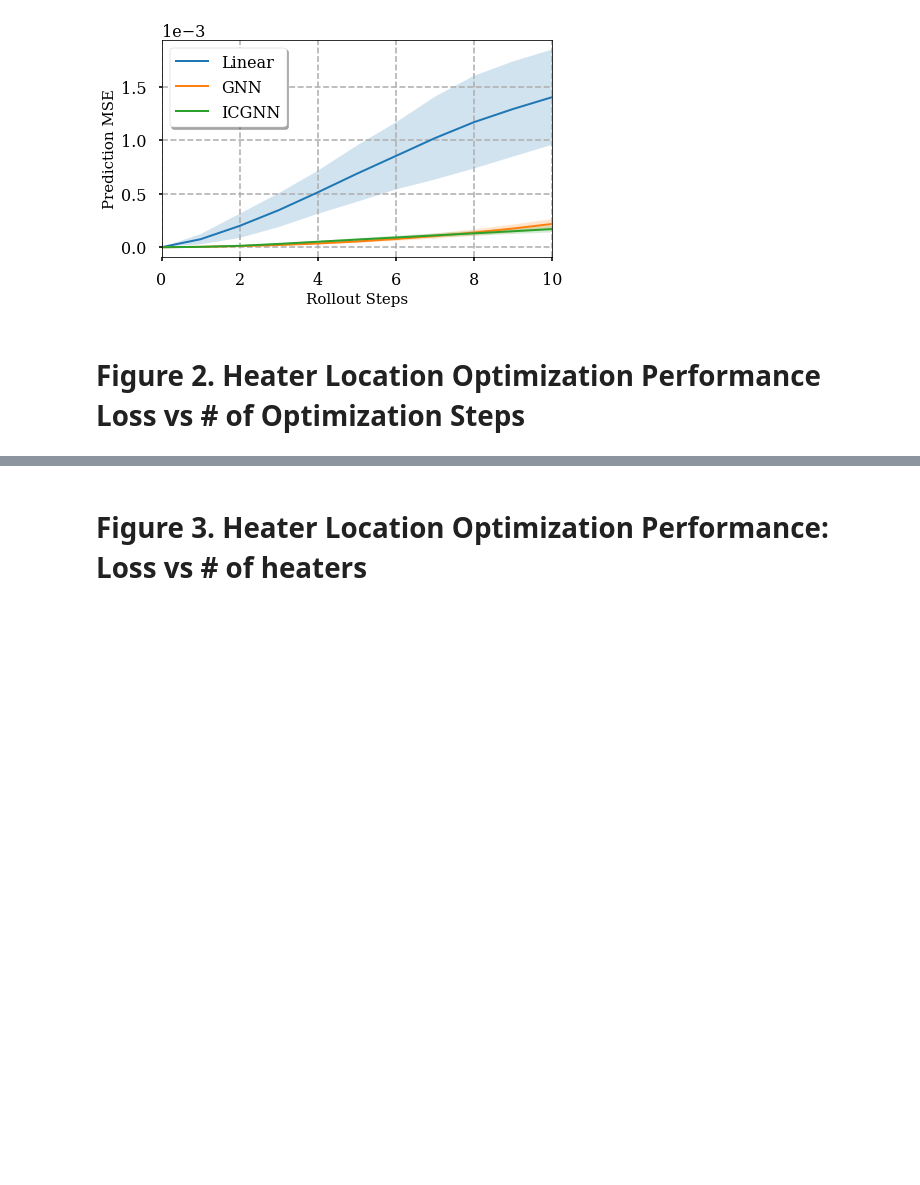
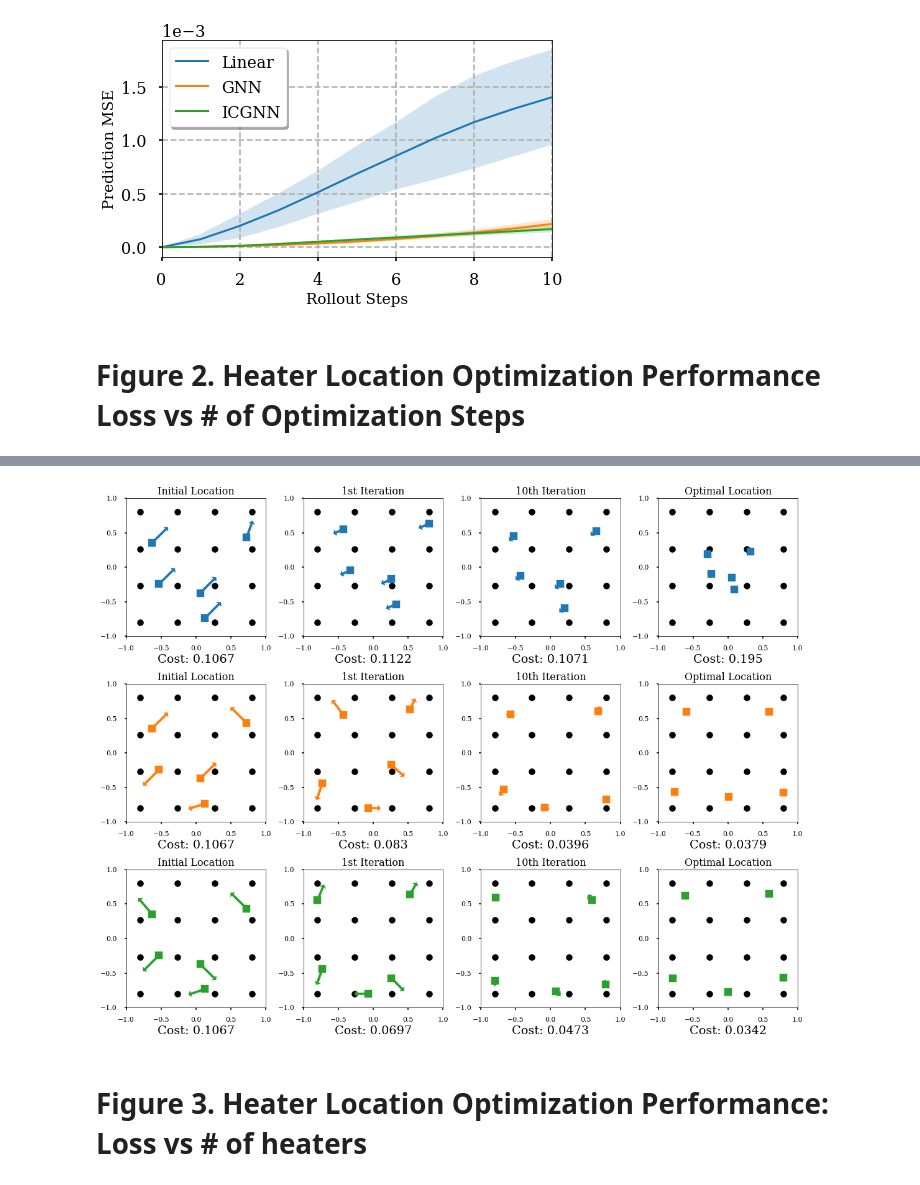
Before and after one commit to song970407/bilevel_design_opt, a Jupyter notebook: figures_practice.ipynb, the cells around one changed output, grey strips where cells are left out. Cells and saved outputs as stored; diff of their text form; code cells hidden in the pictures; blank space fills up the shorter version.

```diff
--- a/figures_practice.ipynb
+++ b/figures_practice.ipynb
@@ -153,8 +186,0 @@ UnicodeDecodeError: 'cp949' codec can't decode byte 0x80 in position 0: illegal
-# %%
-num_x = 4
-num_heaters = 5
-r = 8
-model_name = 'ICGAT'
-itr = 0
-with open('bilevel_opt_result/implicit_{}/{}_{}.pkl'.format(model_name, num_x, num_heaters), 'rb') as f:
-    optimal_experiment_result = pickle.load(f)
@@ -265,2 +187,57 @@ FileNotFoundError: [Errno 2] No such file or directory: 'design_opt_experiment/4
+# %%
+problem = pickle.load(open('data/bilevel_design_opt/problem_4_5.pkl', 'rb'))
+state_pos = problem['state_pos'][0]
+model_names = ['Linear', 'GAT', 'ICGAT']
+color_dict = {
+    'Linear': u'#1f77b4',
+    'GAT': u'#ff7f0e',
+    'ICGAT': u'#2ca02c'
+}
+label_size = 16
+tick_size = 11
+plot_idxs = [0, 1, 10]
+fig, axes = plt.subplots(len(model_names), len(plot_idxs)+1, figsize=(4*(len(plot_idxs)+1), 4.2*len(model_names)))
+axes_flatten = axes.flatten()
+for i, model_name in enumerate(model_names):
+    opt_result = pickle.load(open('bilevel_opt_result/implicit_{}/4_5.pkl'.format(model_name), 'rb'))
+    if model_name == 'Linear':
+        position_trajectory = opt_result['opt_log']['position_trajectory'][:, 8, :, :]
+        optimal_idx = np.argmin(opt_result['opt_log']['total_loss_trajectory'][:, 8])
+    else:
+        position_trajectory = opt_result['design_opt_log']['position_trajectory'][:, 8, :, :]
+        optimal_idx = np.argmin(opt_result['design_opt_log']['total_loss_trajectory'][:, 8])
+    model_plot_idxs = plot_idxs + [optimal_idx]
+    for j in range(len(model_plot_idxs)):
+        true_loss_dict = pickle.load(open('bilevel_opt_result/optimal/true_loss/implicit_{}_8/4_5_{}.pkl'.format(model_name, model_plot_idxs[j]), 'rb'))
+        x_trajectory_list = true_loss_dict['x_trajectory']
+        u_trajectory_list = true_loss_dict['u_trajectory']
+        log_trajectory_list = true_loss_dict['log_trajectory']
+        loss_list = measure_design_opt_control(mpc_config, x_trajectory_list, u_trajectory_list)
+        axes_flatten[i * len(model_plot_idxs) + j].scatter(state_pos[:, 0], state_pos[:, 1], color='black', s=100)
+        axes_flatten[i * len(model_plot_idxs) + j].scatter(position_trajectory[model_plot_idxs[j], :, 0], position_trajectory[model_plot_idxs[j], :, 1], color=color_dict[model_name], s=150, marker='s')
+        if j != len(model_plot_idxs)-1:
+            for k in range(position_trajectory.shape[-2]):
+                current_x = position_trajectory[model_plot_idxs[j], k, 0]
+                current_y = position_trajectory[model_plot_idxs[j], k, 1]
+                dx = position_trajectory[model_plot_idxs[j]+1, k, 0] - position_trajectory[model_plot_idxs[j], k, 0]
+                dy = position_trajectory[model_plot_idxs[j]+1, k, 1] - position_trajectory[model_plot_idxs[j], k, 1]
+                axes_flatten[i * len(model_plot_idxs) + j].arrow(current_x, current_y, dx, dy, color=color_dict[model_name], width=0.03, head_length=0.04)
+        axes_flatten[i * len(model_plot_idxs) + j].set_xlim(-1, 1)
+        axes_flatten[i * len(model_plot_idxs) + j].set_ylim(-1, 1)
+        axes_flatten[i * len(model_plot_idxs) + j].set_xticks([-1, -0.5, 0, 0.5, 1])
+        axes_flatten[i * len(model_plot_idxs) + j].set_yticks([-1, -0.5, 0, 0.5, 1])
+        axes_flatten[i * len(model_plot_idxs) + j].tick_params(axis='both', which='major', labelsize=tick_size)
+        axes_flatten[i * len(model_plot_idxs) + j].set_xlabel('Cost: {}'.format(np.around(np.mean(loss_list), 4)), fontsize=label_size*1.2)
+        if j == 0:
+            axes_flatten[i * len(model_plot_idxs) + j].set_title('Initial Location', fontsize=label_size)
+        elif j == 1:
+            axes_flatten[i * len(model_plot_idxs) + j].set_title('1st Iteration', fontsize=label_size)
+        elif j == len(model_plot_idxs)-1:
+            axes_flatten[i * len(model_plot_idxs) + j].set_title('Optimal Location', fontsize=label_size)
+        else:
+            axes_flatten[i * len(model_plot_idxs) + j].set_title('{}th Iteration'.format(plot_idxs[j]), fontsize=label_size)
+fig.tight_layout()
+# %% [output]
+[figure, added]
 # %% [markdown]
 # Figure 3. Heater Location Optimization Performance: Loss vs # of heaters
```
Also changed, not shown: parts of 9 cells of this notebook, 17 other files.
